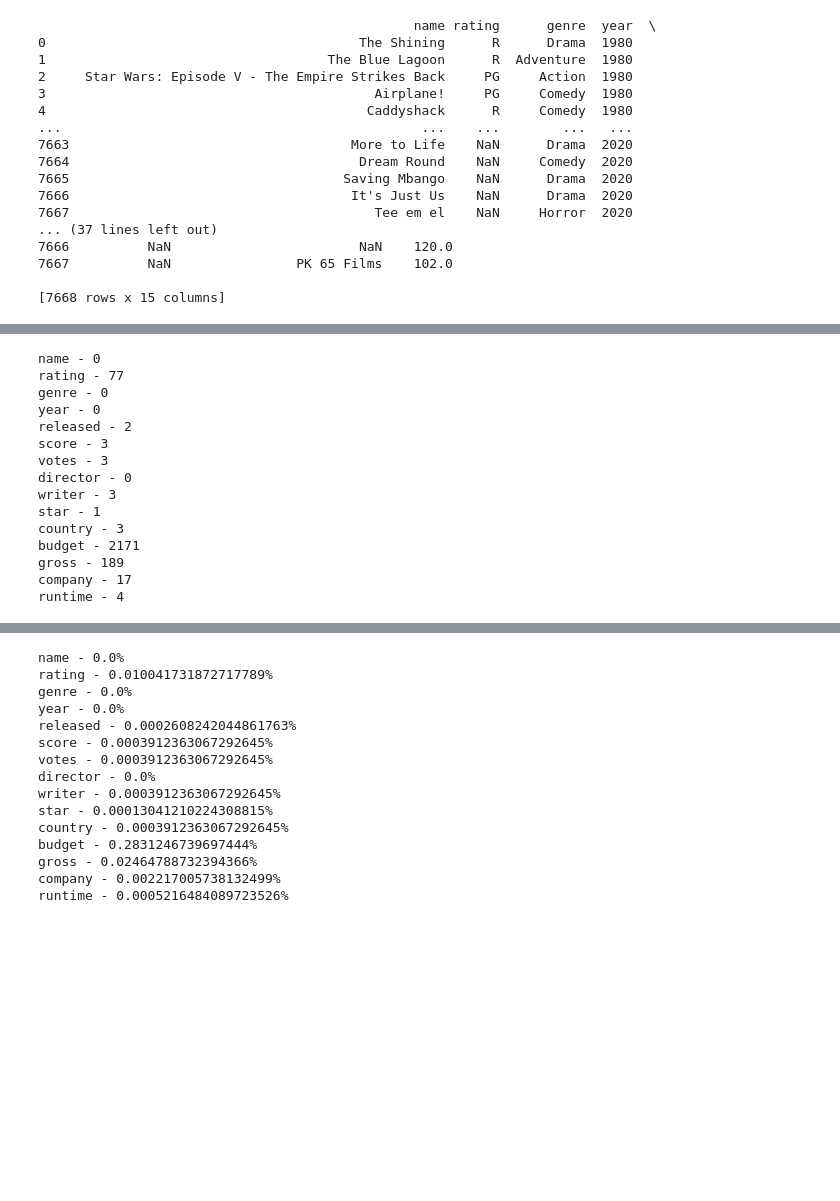
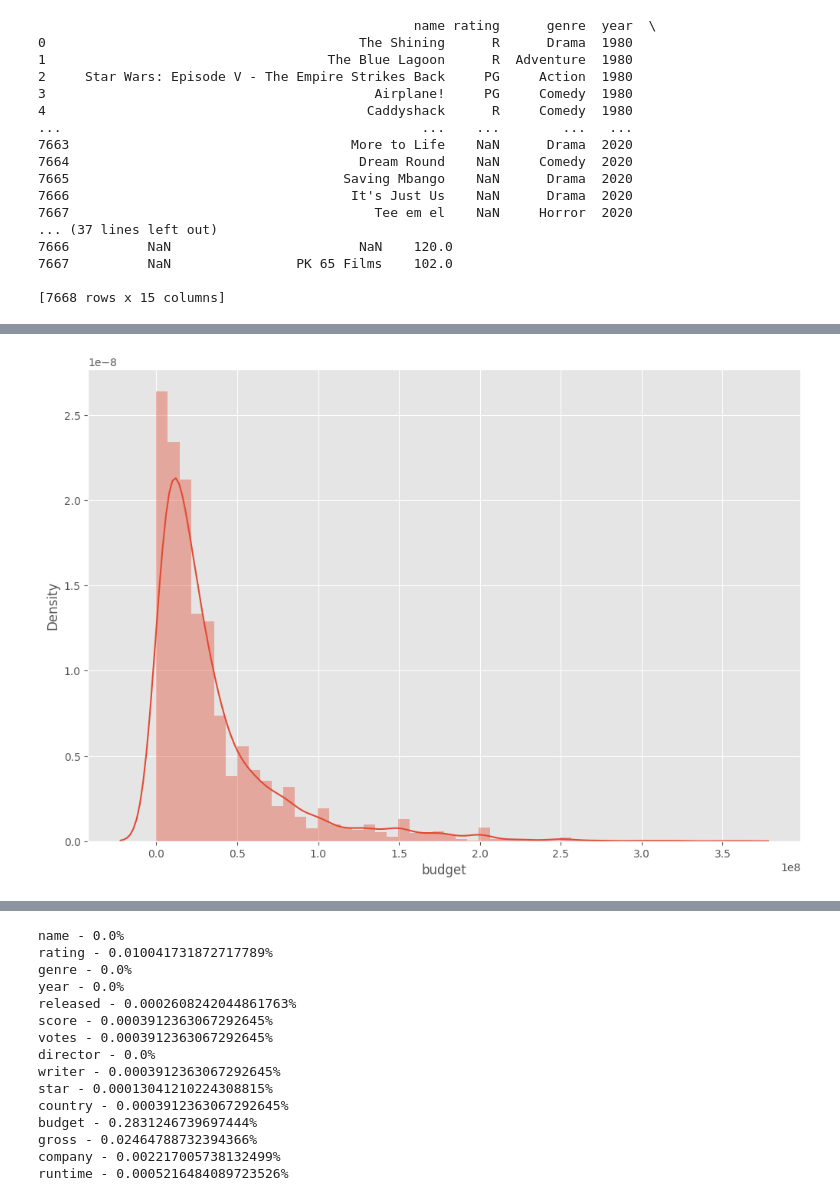
Before and after one commit to BidhuKar/Analytics_Python, a Jupyter notebook: DataCleaning.ipynb, the cells around one changed output, grey strips where cells are left out. Drawn from its saved outputs; the diff is of its cells as text; code cells hidden in the pictures; blank space fills up the shorter version.

```diff
--- a/DataCleaning.ipynb
+++ b/DataCleaning.ipynb
@@ -54,26 +66,10 @@ df.head()
 | 2 | Star Wars: Episode V - The Empire... | PG | Action | 1980 | June 20, 1980 (United States) | 8.7 | 1200000.0 | Irvin Kershner | Leigh Brackett | Mark Hamill | United States | ... |
 | 3 | Airplane! | PG | Comedy | 1980 | July 2, 1980 (United States) | 7.7 | 221000.0 | Jim Abrahams | Jim Abrahams | Robert Hays | United States | ... |
 | 4 | Caddyshack | R | Comedy | 1980 | July 25, 1980 (United States) | 7.3 | 108000.0 | Harold Ramis | Brian Doyle-Murray | Chevy Chase | United States | ... |
-# %%
-# Let's check all columns for missing data
-#dataframe.columnName.isnull().sum()
-#df.isnull().sum()
-for col in df.columns:
-    no_missing = np.sum(df[col].isnull().sum())
-    print('{} - {}'.format(col,no_missing))
-# %% [output]
-name - 0
-rating - 77
-genre - 0
-year - 0
-released - 2
-score - 3
-votes - 3
-director - 0
-writer - 3
-star - 1
-country - 3
-budget - 2171
-gross - 189
-company - 17
-runtime - 4
+# %%
+import warnings
+warnings.filterwarnings('ignore')
+
+sns.distplot(df['budget'],kde=True);
+# %% [output]
+[figure, added]
```
Also changed, not shown: parts of 5 cells of this notebook.
